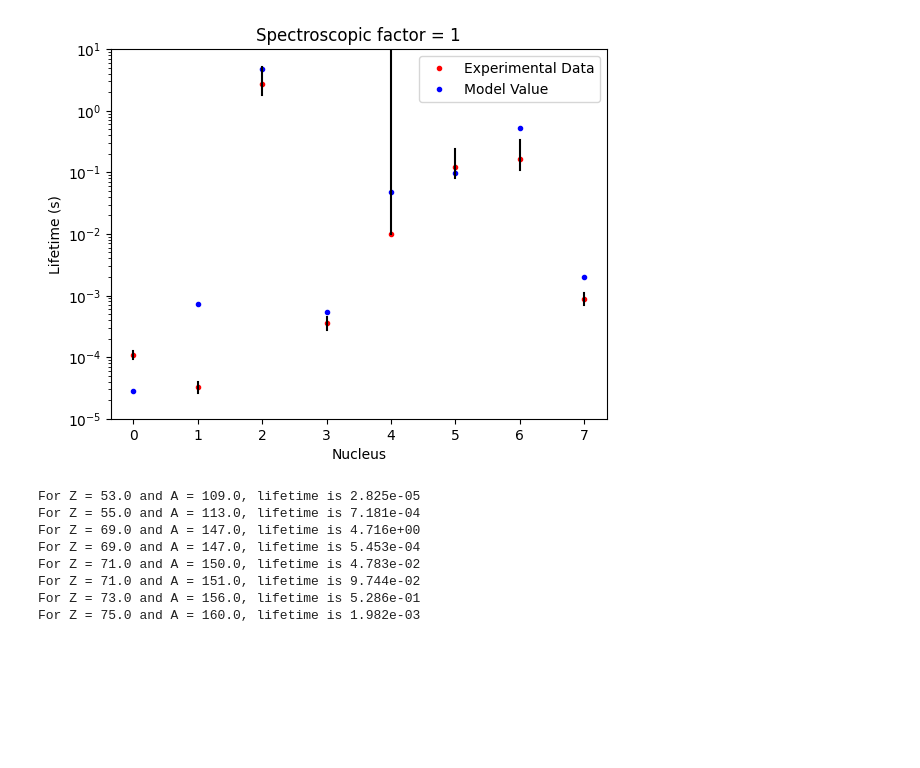
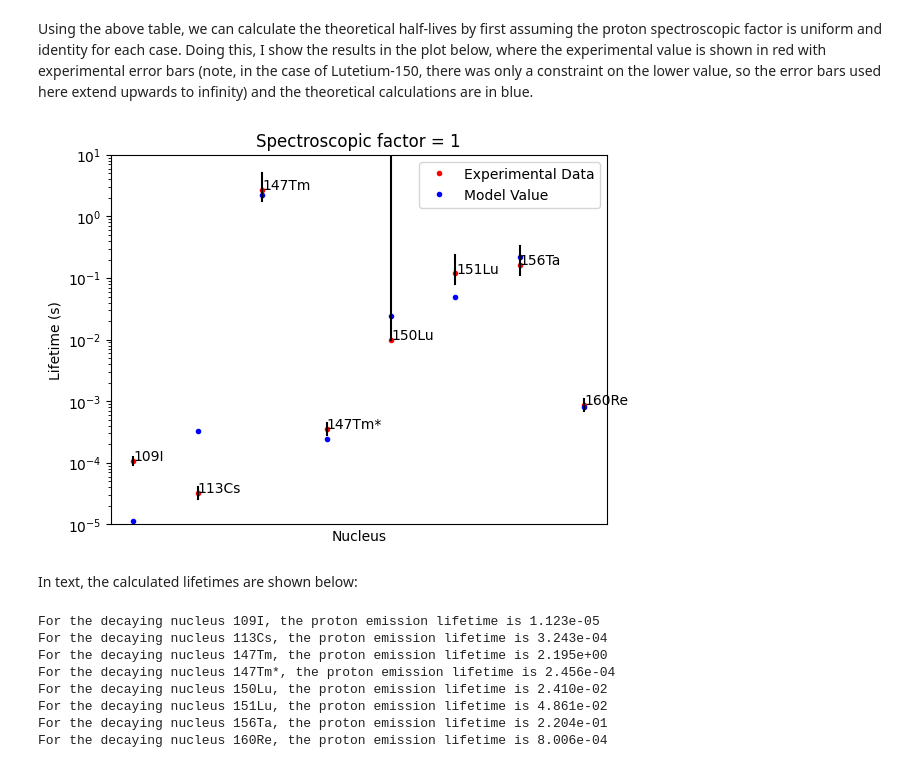
Before and after one commit to mssmithphys/PHY981_ProtonEmissionProject, a Jupyter notebook: ProtonEmission.ipynb, the cells around one changed output. Cells and saved outputs as stored; diff of their text form; code cells hidden in the pictures; blank space fills up the shorter version.

```diff
--- a/ProtonEmission.ipynb
+++ b/ProtonEmission.ipynb
@@ -12,6 +42,7 @@ V0 = 54 # MeV
 Vso = 0.2*V0
 Num = 200000 # number for the number of steps in an integration calculation
 
-df = pd.read_csv("sphericalprotonemitters.csv")
+df = pd.read_csv("sphericalprotonemitters_ver2-Copy1.csv")
+df.at[4,'dTup'] = 10
 print(df)
 # %% [output]
@@ -40,7 +69,7 @@ def WoodsSaxonPotential(r,R,l,j):
     s = j-l
     ls = (1/2)*(j*(j+1)-l*(l+1)-s*(s+1))
     return -V0*WoodsSaxonFunc(r,R)+Vso*hbarmpic*(2/r)*ddrFws*(ls)
-print(WoodsSaxonPotential(2.5,5.7,2,2.5))
+#print(WoodsSaxonPotential(2.5,5.7,2,2.5))
 
 def Vcoul(r,R,Z):
     if r > R:
@@ -49,10 +78,10 @@ def Vcoul(r,R,Z):
         return Z*e2/(2*R)*(3-(r/R)**2)
 
 def Vtot(r,R,Z,l,j):
-    return WoodsSaxonPotential(r,R,l,j)+Vcoul(r,R,Z)+(1/(2*r**2))*(197.**2)/(938.3)*l*(l+1)
+    return WoodsSaxonPotential(r,R,l,j)+Vcoul(r,R,Z)+(1/(2*r**2))*(197.327**2)/(938.272)*l*(l+1)
 
 def k(r,Q,R,Z,l,j):
-    return np.sqrt(2*(938/(197*197))*np.abs((Q-Vtot(r,R,Z,l,j))))
+    return np.sqrt(2*(938.272/(197.327*197.327))*np.abs((Q-Vtot(r,R,Z,l,j))))
 
 def N(r0,r1,Q,R,Z,l,j):
     rspace = np.linspace(r0,r1,Num)
@@ -75,7 +104,7 @@ def Gamma(Sp,r0,r1,r2,Q,R,Z,l,j):
     dr = rspace[1] - rspace[0]
     Nterm = N(r0,r1,Q,R,Z,l,j)
 
-    massterm = Sp*197*197/(4*938)
+    massterm = Sp*197.327*197.327/(4*938.272)
     Nsum = (dr/3)*np.real(k(rspace[0],Q,R,Z,l,j))/2
     Nsum += (dr/3)*np.real(k(rspace[-1],Q,R,Z,l,j))/2
     for i in range(0,Num):
@@ -142,32 +151,49 @@ for i in range(0,len(df)):
+# %% [markdown]
+Using the above table, we can calculate the theoretical half-lives by first assuming the proton spectroscopic factor is uniform and identity for each case. Doing this, I show the results in the plot below, where the experimental value is shown in red with experimental error bars (note, in the case of Lutetium-150, there was only a constraint on the lower value, so the error bars used here extend upwards to infinity) and the theoretical calculations are in blue.
 # %%
 fig = plt.figure(1)
 ax = fig.add_subplot(1,1,1)
 ax.set_yscale('log')
 for i in range(0,len(df)):
     args = df.iloc[i].values
-    ax.plot(i,args[-3],'r.',label="Experimental Data" if i == 0 else None)
-    ax.plot(i,InitLifetime[i],'b.',label="Model Value" if i == 0 else None)
-    errorx = [i,i]
-    errory = [args[-3]-args[-2],args[-3]+args[-1]]
-    ax.plot(errorx,errory,'black')
+    if i == 5:
+        ax.plot(i,args[-4],'r.',label="Experimental Data" if i == 0 else None)
+        ax.text(i+.02,args[-4], args[-1])
+        ax.plot(i,InitLifetime[i],'b.',label="Model Value" if i == 0 else None)
+        errorx = [i,i]
+        errory = [args[-4]-args[-3],args[-4]+args[-2]]
+        ax.plot(errorx,errory,'black')
+    else:
+        ax.plot(i,args[-4],'r.',label="Experimental Data" if i == 0 else None)
+        ax.text(i,args[-4], args[-1])
+        ax.plot(i,InitLifetime[i],'b.',label="Model Value" if i == 0 else None)
+        errorx = [i,i]
+        errory = [args[-4]-args[-3],args[-4]+args[-2]]
+        ax.plot(errorx,errory,'black')
 ax.set_ylim(.00001,10)
 ax.set_xlabel("Nucleus")
 ax.set_ylabel("Lifetime (s)")
 ax.set_title("Spectroscopic factor = 1")
+ax.get_xaxis().set_ticks([])
 ax.legend()
 plt.show()
 # %% [output]
-[figure, old version]
+[figure, new version]
+# %% [markdown]
+In text, the calculated lifetimes are shown below:
 # %%
+print("")
 for i in range(0,len(df)):
     args = df.iloc[i].values
-    print("For Z = {} and A = {}, lifetime is {:.3e}".format(args[0],args[1],InitLifetime[i]))
+    print("For the decaying nucleus {}, the proton emission lifetime is {:.3e}".format(args[-1],InitLifetime[i]))
+    #print("For Z = {} and A = {}, lifetime is {:.3e}".format(args[0]+1,args[1]+1,InitLifetime[i]))
+print("")
 # %% [output]
-For Z = 53.0 and A = 109.0, lifetime is 2.825e-05
-For Z = 55.0 and A = 113.0, lifetime is 7.181e-04
-For Z = 69.0 and A = 147.0, lifetime is 4.716e+00
-For Z = 69.0 and A = 147.0, lifetime is 5.453e-04
-For Z = 71.0 and A = 150.0, lifetime is 4.783e-02
-For Z = 71.0 and A = 151.0, lifetime is 9.744e-02
-For Z = 73.0 and A = 156.0, lifetime is 5.286e-01
-For Z = 75.0 and A = 160.0, lifetime is 1.982e-03
+For the decaying nucleus 109I, the proton emission lifetime is 1.123e-05
+For the decaying nucleus 113Cs, the proton emission lifetime is 3.243e-04
+For the decaying nucleus 147Tm, the proton emission lifetime is 2.195e+00
+For the decaying nucleus 147Tm*, the proton emission lifetime is 2.456e-04
+For the decaying nucleus 150Lu, the proton emission lifetime is 2.410e-02
+For the decaying nucleus 151Lu, the proton emission lifetime is 4.861e-02
+For the decaying nucleus 156Ta, the proton emission lifetime is 2.204e-01
+For the decaying nucleus 160Re, the proton emission lifetime is 8.006e-04
```
Also changed, not shown: parts of 23 cells of this notebook, 6 other files.
